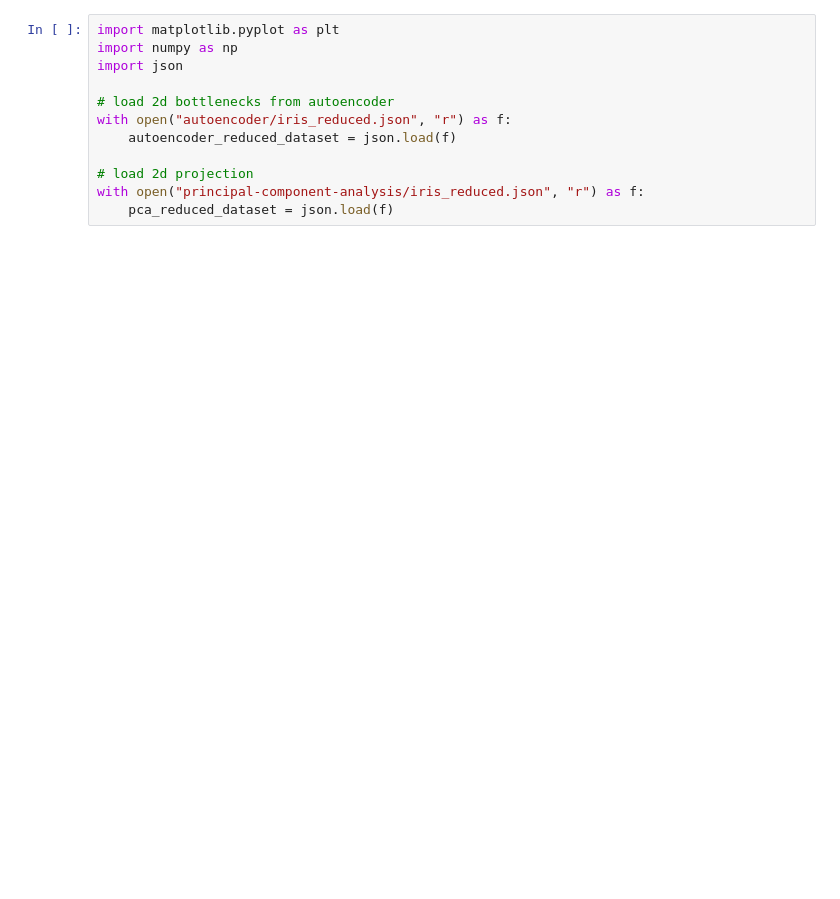
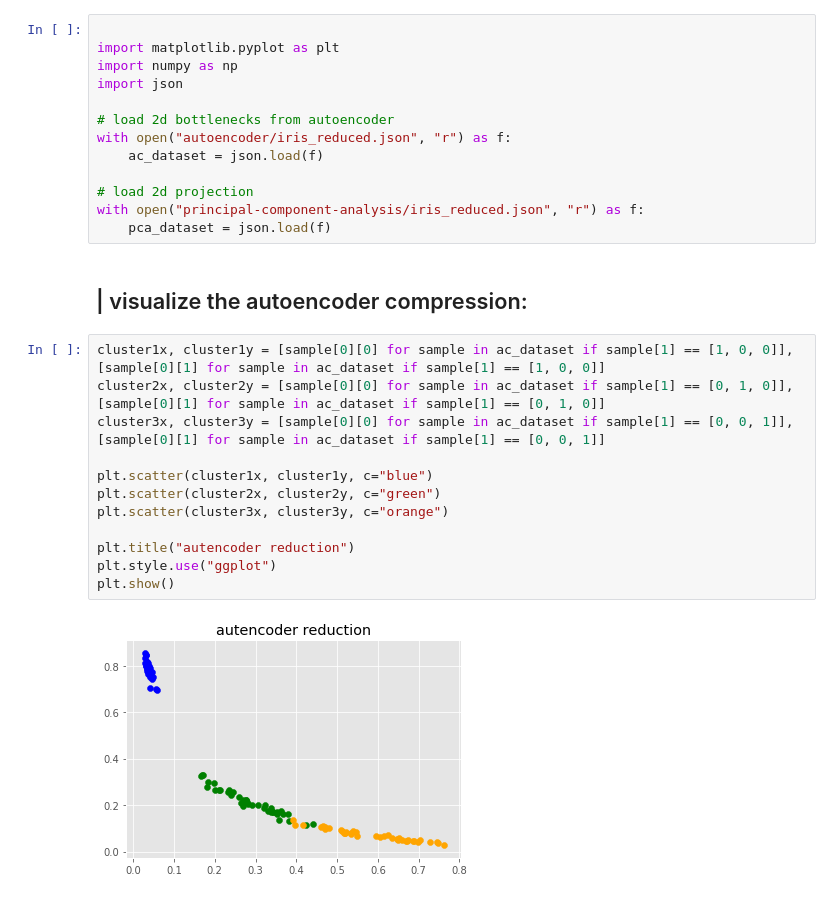
Before and after one commit to hollowcodes/pca-vs-autoencoder, a Jupyter notebook: comparison.ipynb, the cells around one changed output. Cells and saved outputs as stored; diff of their text form; blank space fills up the shorter version.

Commit message:
fixed dataset, visualizations

```diff
--- a/comparison.ipynb
+++ b/comparison.ipynb
@@ -9,12 +18,29 @@
 # %%
+
 import matplotlib.pyplot as plt
 import numpy as np
 import json
 
 # load 2d bottlenecks from autoencoder
 with open("autoencoder/iris_reduced.json", "r") as f:
-    autoencoder_reduced_dataset = json.load(f)
+    ac_dataset = json.load(f)
 
 # load 2d projection
 with open("principal-component-analysis/iris_reduced.json", "r") as f:
-    pca_reduced_dataset = json.load(f)
+    pca_dataset = json.load(f)
+# %% [markdown]
+## | visualize the autoencoder compression:
+# %%
+cluster1x, cluster1y = [sample[0][0] for sample in ac_dataset if sample[1] == [1, 0, 0]], [sample[0][1] for sample in ac_dataset if sample[1] == [1, 0, 0]]
+cluster2x, cluster2y = [sample[0][0] for sample in ac_dataset if sample[1] == [0, 1, 0]], [sample[0][1] for sample in ac_dataset if sample[1] == [0, 1, 0]]
+cluster3x, cluster3y = [sample[0][0] for sample in ac_dataset if sample[1] == [0, 0, 1]], [sample[0][1] for sample in ac_dataset if sample[1] == [0, 0, 1]]
+
+plt.scatter(cluster1x, cluster1y, c="blue")
+plt.scatter(cluster2x, cluster2y, c="green")
+plt.scatter(cluster3x, cluster3y, c="orange")
+
+plt.title("autencoder reduction")
+plt.style.use("ggplot")
+plt.show()
+# %% [output]
+[figure, added]
```
Also changed, not shown: parts of 4 cells of this notebook, 2 other files.
